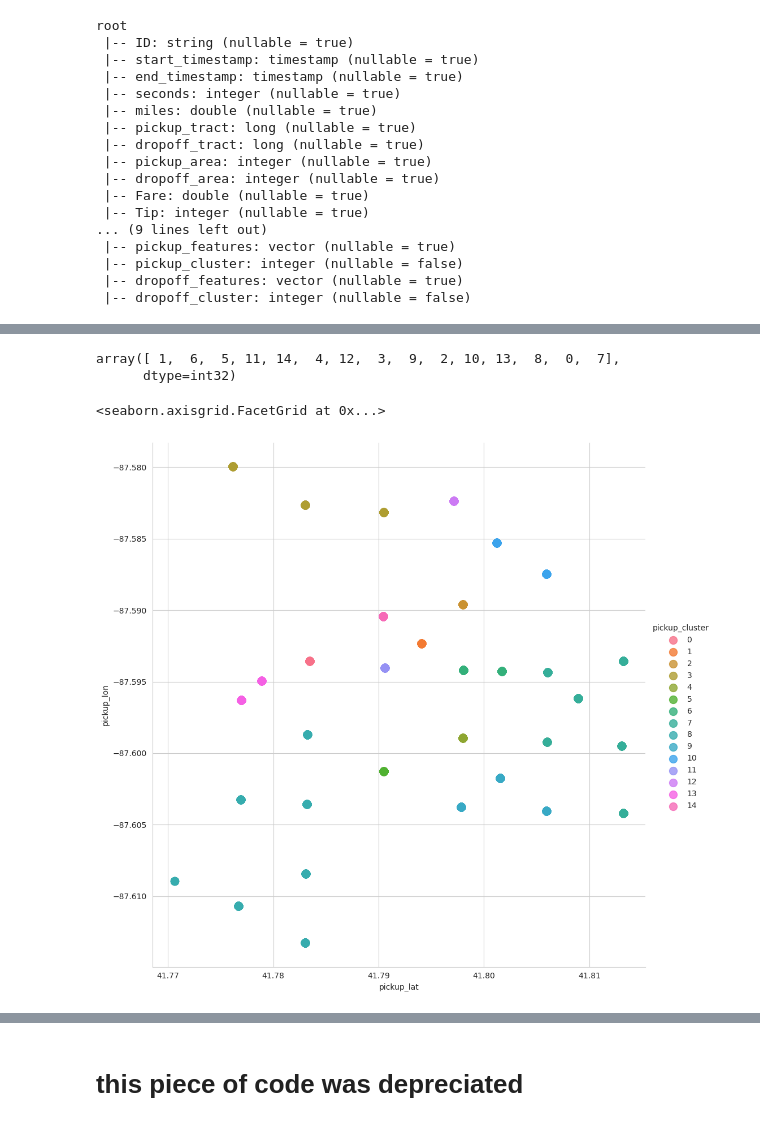
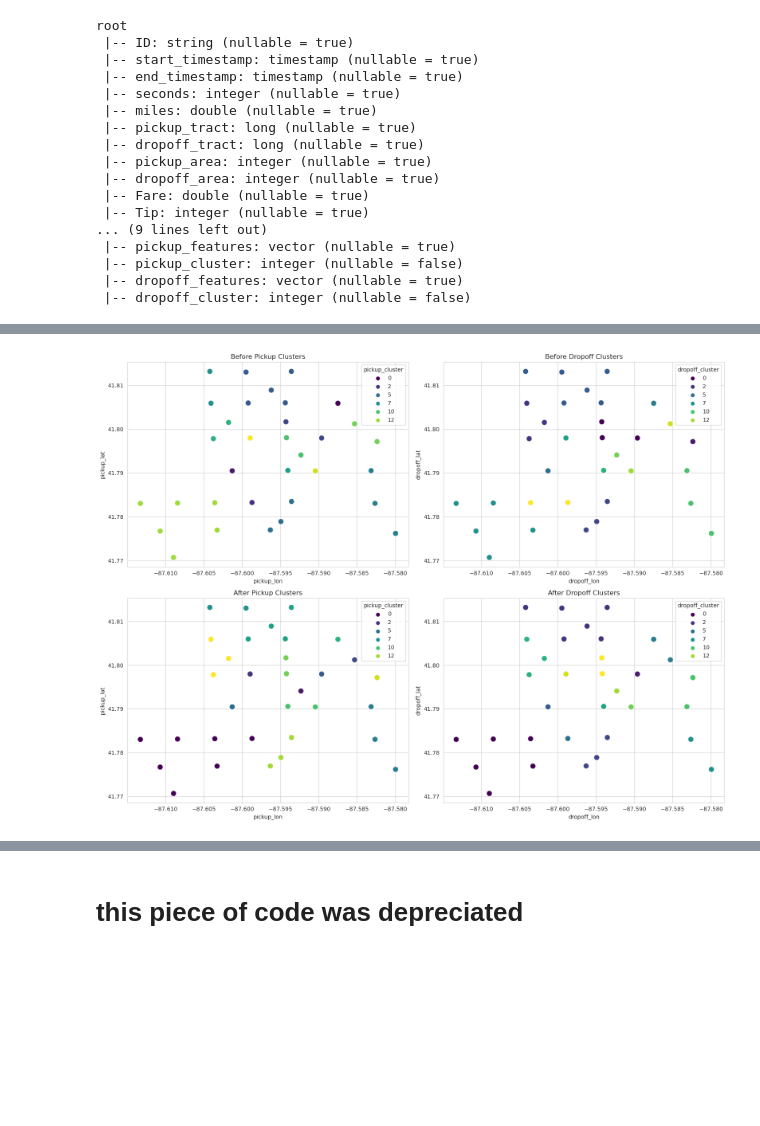
Before and after one commit to hvpachisia/uchicago-lyft-rideshare, a Jupyter notebook: dbscan.ipynb, the cells around one changed output, grey strips where cells are left out. Cells and saved outputs as stored; diff of their text form; code cells hidden in the pictures; blank space fills up the shorter version.

Commit message:
added analysis and graphs based on K-Means

```diff
--- a/dbscan.ipynb
+++ b/dbscan.ipynb
@@ -285,0 +261,5 @@ root
+# %%
+# Find best k-means models for before and after data
+
+before = apply_best_k_means(before, pickAssembler, dropAssembler)
+after = apply_best_k_means(after, pickAssembler, dropAssembler)
@@ -326,7 +327,0 @@ array([10, 14,  1,  3,  9, 11,  6,  8, 13, 12,  2,  5,  4,  0,  7],
-# %%
-import geopandas as gpd
-from shapely.geometry import Point
-import seaborn as sns
-
-sns.set_style("whitegrid")
-sns.lmplot(x="pickup_lat", y="pickup_lon",data = before_pd[before_pd['pickup_lat']!=0.0],fit_reg=False,hue='pickup_cluster',height=10,scatter_kws={"s":100})
@@ -336,15 +328,37 @@ sns.lmplot(x="pickup_lat", y="pickup_lon",data = before_pd[before_pd['pickup_lat
-# %%
-after_pd = after.select('pickup_lon','pickup_lat', 'pickup_cluster').toPandas()
-after_pd['pickup_cluster'].unique()
-# %% [output]
-array([ 1,  6,  5, 11, 14,  4, 12,  3,  9,  2, 10, 13,  8,  0,  7],
-      dtype=int32)
-# %%
-sns.set_style("whitegrid")
-sns.lmplot(x="pickup_lat", y="pickup_lon",data = after_pd[after_pd['pickup_lat']!=0.0],fit_reg=False,hue='pickup_cluster',height=10,scatter_kws={"s":100})
-# %% [output]
-<seaborn.axisgrid.FacetGrid at 0x...>
-[figure, removed]
+# %%
+before_pd = before.select('pickup_lat', 'pickup_lon', 'pickup_cluster','dropoff_lon','dropoff_lat', \
+                          'dropoff_cluster').toPandas()
+after_pd = after.select('pickup_lat', 'pickup_lon', 'pickup_cluster','dropoff_lon','dropoff_lat', \
+                          'dropoff_cluster').toPandas()
+# %%
+import geopandas as gpd
+from shapely.geometry import Point
+import seaborn as sns
+import matplotlib.pyplot as plt
+
+fig, axes = plt.subplots(nrows=2, ncols=2, figsize=(16, 12))
+
+# Plot pickup clusters for before_pd
+sns.scatterplot(x="pickup_lon", y="pickup_lat", data=before_pd, hue='pickup_cluster', s=100, alpha=0.7, palette='viridis', ax=axes[0, 0])
+axes[0, 0].set_title('Before Pickup Clusters')
+
+# Plot dropoff clusters for before_pd
+sns.scatterplot(x="dropoff_lon", y="dropoff_lat", data=before_pd, hue='dropoff_cluster', s=100, alpha=0.7, palette='viridis', ax=axes[0, 1])
+axes[0, 1].set_title('Before Dropoff Clusters')
+
+# Plot pickup clusters for after_pd
+sns.scatterplot(x="pickup_lon", y="pickup_lat", data=after_pd, hue='pickup_cluster', s=100, alpha=0.7, palette='viridis', ax=axes[1, 0])
+axes[1, 0].set_title('After Pickup Clusters')
+
+# Plot dropoff clusters for after_pd
+sns.scatterplot(x="dropoff_lon", y="dropoff_lat", data=after_pd, hue='dropoff_cluster', s=100, alpha=0.7, palette='viridis', ax=axes[1, 1])
+axes[1, 1].set_title('After Dropoff Clusters')
+
+plt.tight_layout()
+
+plt.show()
+# %% [output]
+[figure, added]
 # %%
 from geopy.distance import great_circle
 from shapely.geometry import Point, MultiPoint
```
Also changed, not shown: parts of 32 cells of this notebook.
